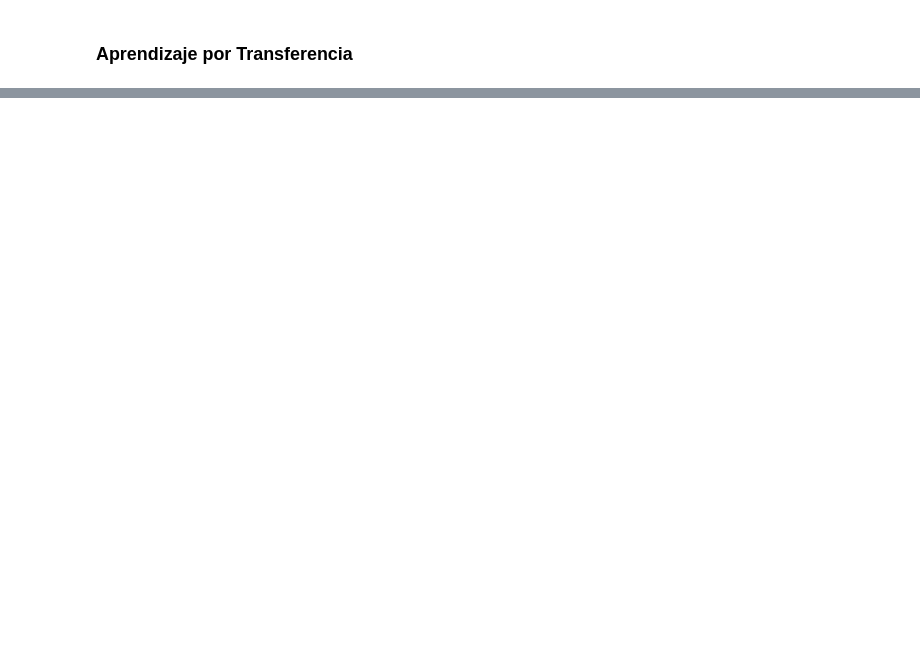
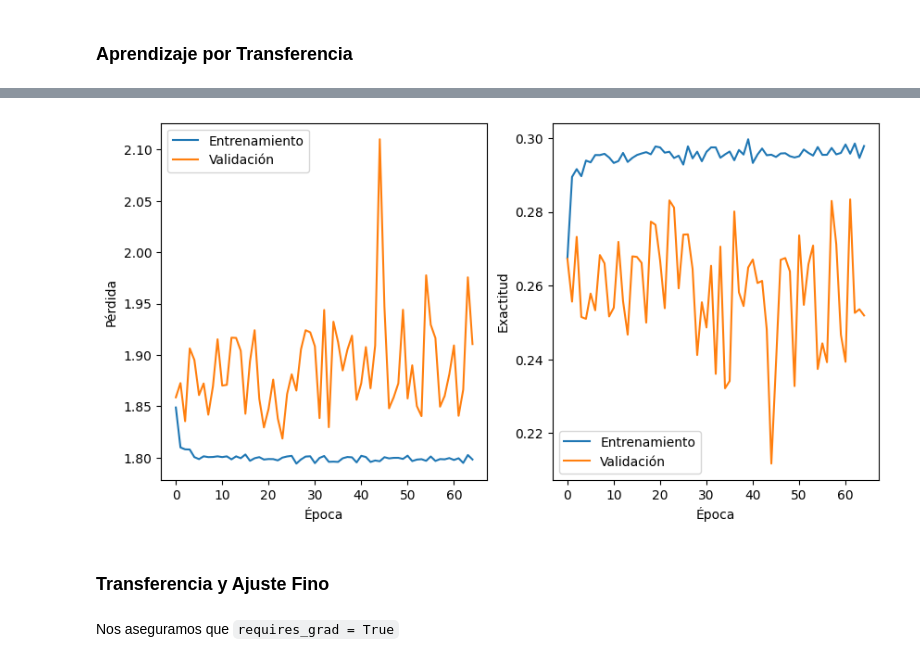
Before and after one commit to Qweryedu/Aprendizaje-Profundo, a Jupyter notebook: Tarea02/Ejercicio02/Ejercicio2.ipynb, the cells around one changed output, grey strips where cells are left out. Drawn from its saved outputs; the diff is of its cells as text; code cells hidden in the pictures; blank space fills up the shorter version.

```diff
--- a/Tarea02/Ejercicio02/Ejercicio2.ipynb
+++ b/Tarea02/Ejercicio02/Ejercicio2.ipynb
@@ -596,6 +518,6 @@ convnext, mejor_convnext, hist = entrena(convnext,
                                      valdl,
                                      DC,
                                      LOGDIR + 'convnext.pt',
-                                     n_epocas=10,
+                                     n_epocas=N_EPOCAS,
                                      tbdir = LOGDIR)
 # %% [output]
@@ -635,0 +579,2 @@ tv.models.list_models()
+# %%
+model = tv.models.googlenet(weights=tv.models.GoogLeNet_Weights.IMAGENET1K_V1)
@@ -635,0 +610,2 @@ tv.models.list_models()
+# %%
+model.fc = nn.Linear(1024, num_clases)
@@ -635,0 +697,20 @@ tv.models.list_models()
+# %%
+from torch.optim import Adam
+
+model.to(DC)
+perdida = nn.CrossEntropyLoss(weight=None,
+                              reduction='mean',
+                              label_smoothing=0.01)
+opt = Adam(model.parameters(),
+           lr=0.001)
+
+modelo, mejor_modelo, hist = entrena_transferencia(model,
+                                                   perdida,
+                                                   exactitud,
+                                                   opt,
+                                                   entdl,
+                                                   valdl,
+                                                   DC,
+                                                   LOGDIR + '/googlenet_tl.pt',
+                                                   n_epocas=N_EPOCAS,
+                                                   tbdir = LOGDIR)
@@ -635,0 +731,19 @@ tv.models.list_models()
+# %%
+f,axs = plt.subplots(nrows=1, ncols=2, figsize=(10, 5))
+
+axs[0].plot(hist['ent']['perdida'], label='Entrenamiento')
+axs[0].plot(hist['val']['perdida'], label='Validación')
+axs[0].set_xlabel('Época')
+axs[0].set_ylabel('Pérdida')
+axs[0].legend()
+
+axs[1].plot(hist['ent']['exactitud'], label='Entrenamiento')
+axs[1].plot(hist['val']['exactitud'], label='Validación')
+axs[1].set_xlabel('Época')
+axs[1].set_ylabel('Exactitud')
+axs[1].legend()
+plt.show()
+# %% [output]
+[figure, added]
+# %% [markdown]
+### Transferencia y Ajuste Fino
@@ -635,0 +831,2 @@ tv.models.list_models()
+# %% [markdown]
+Nos aseguramos que ``requires_grad = True``
```
Also changed, not shown: parts of 26 cells of this notebook.
